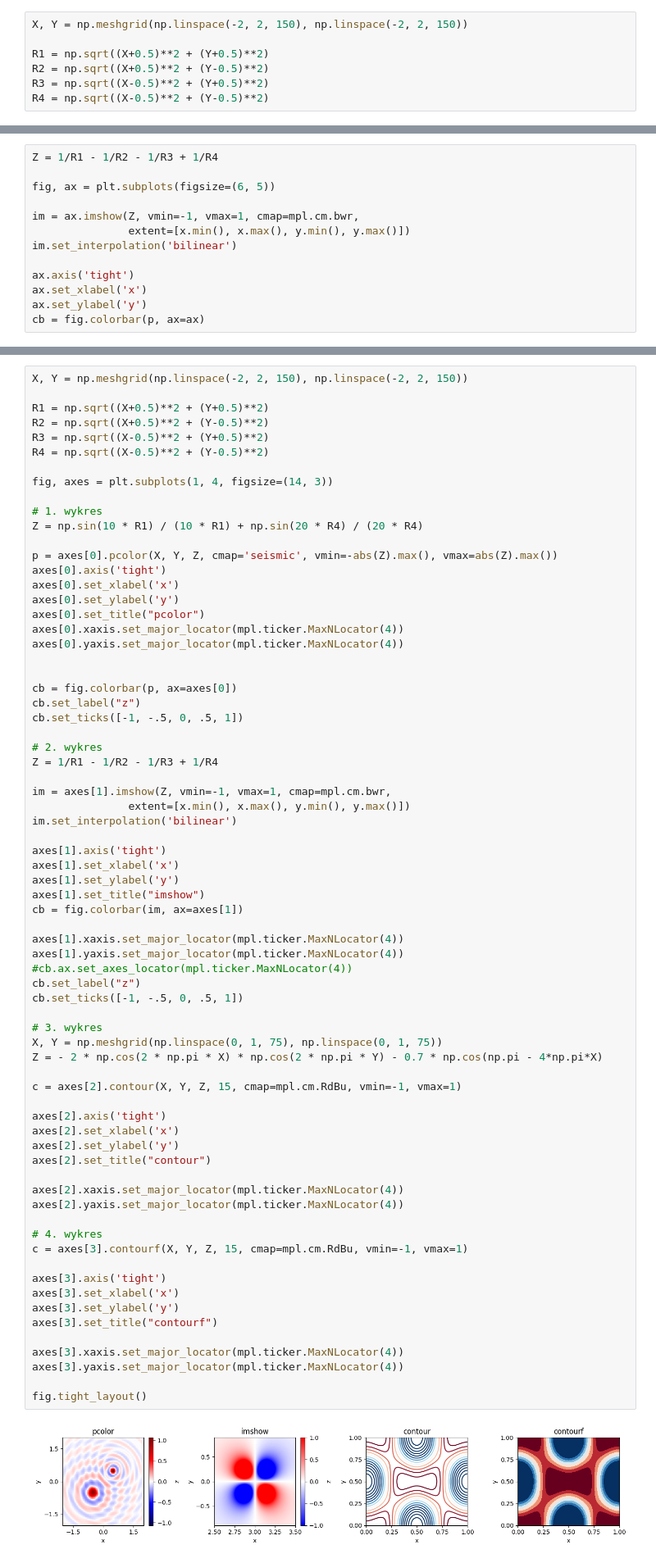
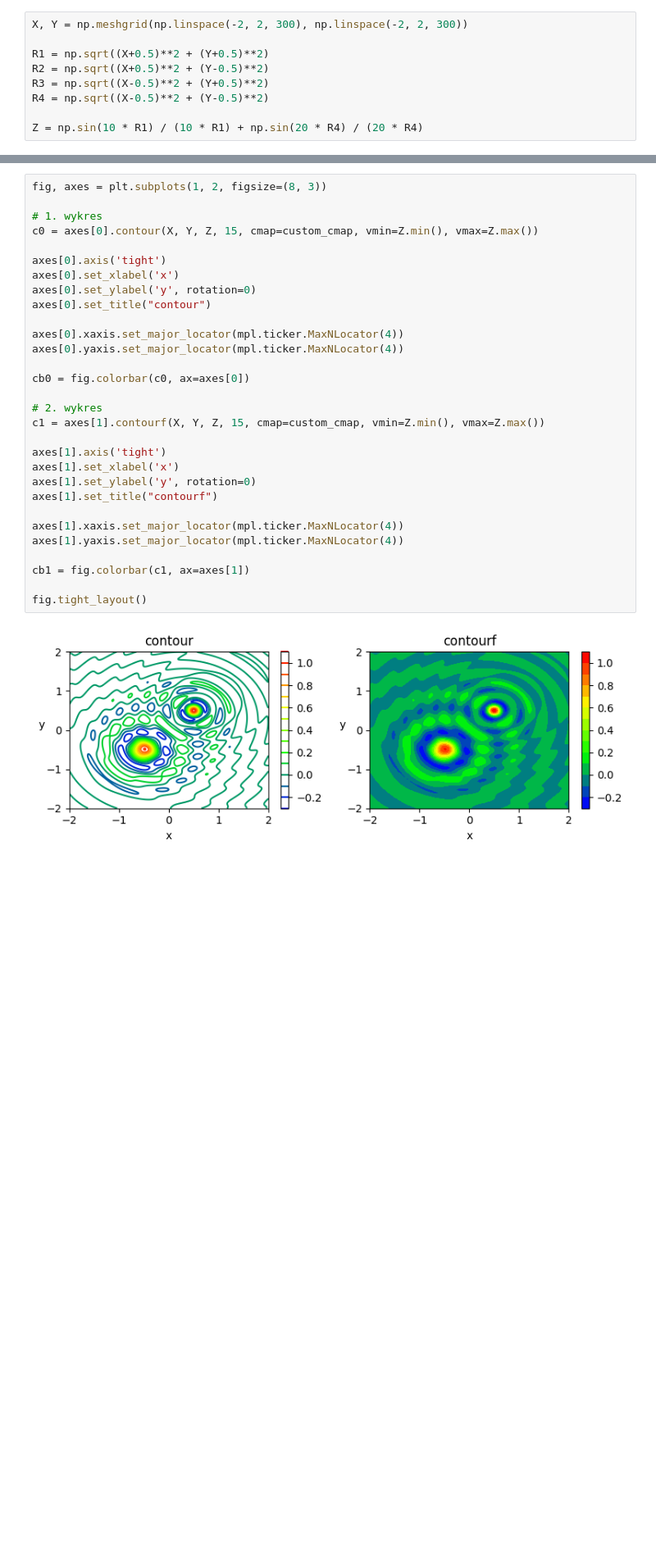
Before and after one commit to antonimarczuk123/Numerical-Python, a Jupyter notebook: pytobl/orginal-src/r04 - Matplotlib.ipynb, the cells around one changed output, grey strips where cells are left out. Shown at 82% size. Saved outputs shown, nothing was run; the diff lists cells and outputs as text; blank space fills up the shorter version.

Commit message:
plots

```diff
--- a/pytobl/orginal-src/r04 - Matplotlib.ipynb
+++ b/pytobl/orginal-src/r04 - Matplotlib.ipynb
@@ -663,7 +700,9 @@ axes = [ax0, ax1, ax2]
 # %%
-X, Y = np.meshgrid(np.linspace(-2, 2, 150), np.linspace(-2, 2, 150))
+X, Y = np.meshgrid(np.linspace(-2, 2, 300), np.linspace(-2, 2, 300))
 
 R1 = np.sqrt((X+0.5)**2 + (Y+0.5)**2)
 R2 = np.sqrt((X+0.5)**2 + (Y-0.5)**2)
 R3 = np.sqrt((X-0.5)**2 + (Y+0.5)**2)
 R4 = np.sqrt((X-0.5)**2 + (Y-0.5)**2)
+
+Z = np.sin(10 * R1) / (10 * R1) + np.sin(20 * R4) / (20 * R4)
@@ -682,13 +736,0 @@ cb = fig.colorbar(p, ax=ax);
-# %%
-Z = 1/R1 - 1/R2 - 1/R3 + 1/R4
-
-fig, ax = plt.subplots(figsize=(6, 5))
-
-im = ax.imshow(Z, vmin=-1, vmax=1, cmap=mpl.cm.bwr,
-               extent=[x.min(), x.max(), y.min(), y.max()])
-im.set_interpolation('bilinear')
-
-ax.axis('tight')
-ax.set_xlabel('x')
-ax.set_ylabel('y')
-cb = fig.colorbar(p, ax=ax)
@@ -697,73 +737,32 @@ cb = fig.colorbar(p, ax=ax)
 # %%
-X, Y = np.meshgrid(np.linspace(-2, 2, 150), np.linspace(-2, 2, 150))
-
-R1 = np.sqrt((X+0.5)**2 + (Y+0.5)**2)
-R2 = np.sqrt((X+0.5)**2 + (Y-0.5)**2)
-R3 = np.sqrt((X-0.5)**2 + (Y+0.5)**2)
-R4 = np.sqrt((X-0.5)**2 + (Y-0.5)**2)
-
-fig, axes = plt.subplots(1, 4, figsize=(14, 3))
+fig, axes = plt.subplots(1, 2, figsize=(8, 3))
 
 # 1. wykres
-Z = np.sin(10 * R1) / (10 * R1) + np.sin(20 * R4) / (20 * R4)
+c0 = axes[0].contour(X, Y, Z, 15, cmap=custom_cmap, vmin=Z.min(), vmax=Z.max())
 
-p = axes[0].pcolor(X, Y, Z, cmap='seismic', vmin=-abs(Z).max(), vmax=abs(Z).max())
 axes[0].axis('tight')
 axes[0].set_xlabel('x')
-axes[0].set_ylabel('y')
-axes[0].set_title("pcolor")
+axes[0].set_ylabel('y', rotation=0)
+axes[0].set_title("contour")
+
 axes[0].xaxis.set_major_locator(mpl.ticker.MaxNLocator(4))
 axes[0].yaxis.set_major_locator(mpl.ticker.MaxNLocator(4))
 
-
-cb = fig.colorbar(p, ax=axes[0])
-cb.set_label("z")
-cb.set_ticks([-1, -.5, 0, .5, 1])
+cb0 = fig.colorbar(c0, ax=axes[0])
 
 # 2. wykres
-Z = 1/R1 - 1/R2 - 1/R3 + 1/R4
-
-im = axes[1].imshow(Z, vmin=-1, vmax=1, cmap=mpl.cm.bwr,
-               extent=[x.min(), x.max(), y.min(), y.max()])
-im.set_interpolation('bilinear')
+c1 = axes[1].contourf(X, Y, Z, 15, cmap=custom_cmap, vmin=Z.min(), vmax=Z.max())
 
 axes[1].axis('tight')
 axes[1].set_xlabel('x')
-axes[1].set_ylabel('y')
-axes[1].set_title("imshow")
-cb = fig.colorbar(im, ax=axes[1])
+axes[1].set_ylabel('y', rotation=0)
+axes[1].set_title("contourf")
 
 axes[1].xaxis.set_major_locator(mpl.ticker.MaxNLocator(4))
 axes[1].yaxis.set_major_locator(mpl.ticker.MaxNLocator(4))
-#cb.ax.set_axes_locator(mpl.ticker.MaxNLocator(4))
-cb.set_label("z")
-cb.set_ticks([-1, -.5, 0, .5, 1])
 
-# 3. wykres
-X, Y = np.meshgrid(np.linspace(0, 1, 75), np.linspace(0, 1, 75))
-Z = - 2 * np.cos(2 * np.pi * X) * np.cos(2 * np.pi * Y) - 0.7 * np.cos(np.pi - 4*np.pi*X)
-
-c = axes[2].contour(X, Y, Z, 15, cmap=mpl.cm.RdBu, vmin=-1, vmax=1)
-
-axes[2].axis('tight')
-axes[2].set_xlabel('x')
-axes[2].set_ylabel('y')
-axes[2].set_title("contour")
-
-axes[2].xaxis.set_major_locator(mpl.ticker.MaxNLocator(4))
-axes[2].yaxis.set_major_locator(mpl.ticker.MaxNLocator(4))
-
-# 4. wykres
-c = axes[3].contourf(X, Y, Z, 15, cmap=mpl.cm.RdBu, vmin=-1, vmax=1)
-
-axes[3].axis('tight')
-axes[3].set_xlabel('x')
-axes[3].set_ylabel('y')
-axes[3].set_title("contourf")
-
-axes[3].xaxis.set_major_locator(mpl.ticker.MaxNLocator(4))
-axes[3].yaxis.set_major_locator(mpl.ticker.MaxNLocator(4))
+cb1 = fig.colorbar(c1, ax=axes[1])
 
 fig.tight_layout()
 # %% [output]
-[figure, old version]
+[figure, new version]
```
Also changed, not shown: parts of 39 cells of this notebook, 2 other files.
